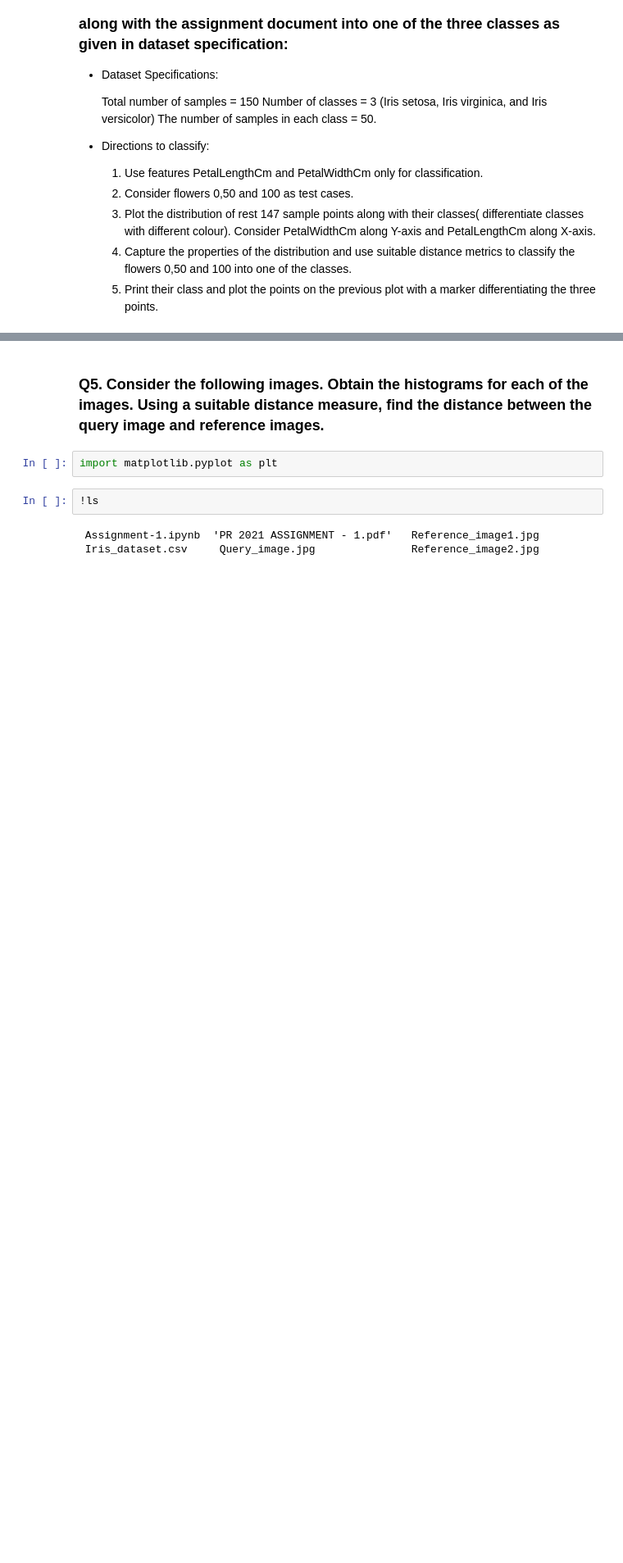
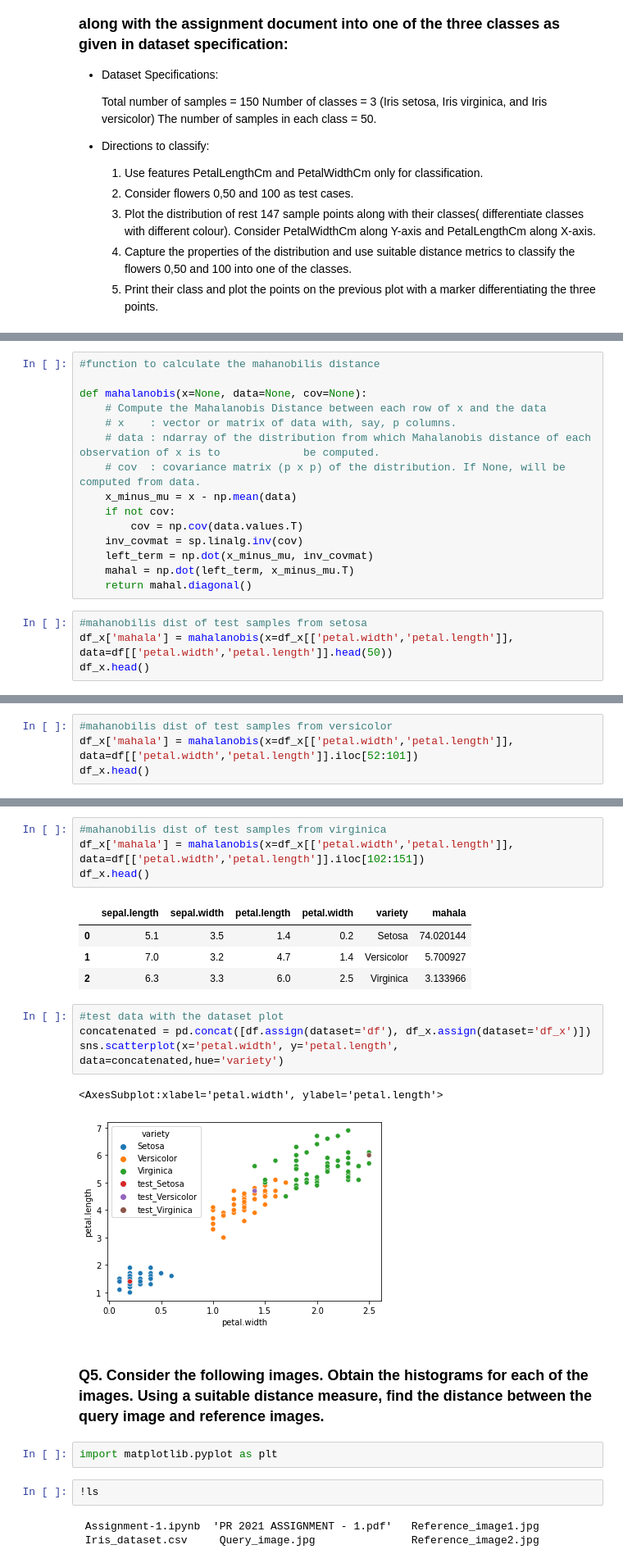
Before and after one commit to Rit-ctrl/Pattern-Recognition_2021, a Jupyter notebook: Assignment_1/Assignment-1.ipynb, the cells around one changed output, grey strips where cells are left out. Shown: that part at 82% size. Drawn from its saved outputs; the diff is of its cells as text; blank space fills up the shorter version.

```diff
--- a/Assignment_1/Assignment-1.ipynb
+++ b/Assignment_1/Assignment-1.ipynb
@@ -220,0 +241,19 @@ sns.scatterplot(data=df,x='petal.length',y='petal.width',hue='variety')
+# %%
+#function to calculate the mahanobilis distance
+
+def mahalanobis(x=None, data=None, cov=None):
+    # Compute the Mahalanobis Distance between each row of x and the data
+    # x    : vector or matrix of data with, say, p columns.
+    # data : ndarray of the distribution from which Mahalanobis distance of each observation of x is to             be computed.
+    # cov  : covariance matrix (p x p) of the distribution. If None, will be computed from data.
+    x_minus_mu = x - np.mean(data)
+    if not cov:
+        cov = np.cov(data.values.T)
+    inv_covmat = sp.linalg.inv(cov)
+    left_term = np.dot(x_minus_mu, inv_covmat)
+    mahal = np.dot(left_term, x_minus_mu.T)
+    return mahal.diagonal()
+# %%
+#mahanobilis dist of test samples from setosa
+df_x['mahala'] = mahalanobis(x=df_x[['petal.width','petal.length']], data=df[['petal.width','petal.length']].head(50))
+df_x.head()
@@ -220,0 +265,4 @@ sns.scatterplot(data=df,x='petal.length',y='petal.width',hue='variety')
+# %%
+#mahanobilis dist of test samples from versicolor
+df_x['mahala'] = mahalanobis(x=df_x[['petal.width','petal.length']], data=df[['petal.width','petal.length']].iloc[52:101])
+df_x.head()
@@ -221,3 +274,19 @@ sns.scatterplot(data=df,x='petal.length',y='petal.width',hue='variety')
+# %%
+#mahanobilis dist of test samples from virginica
+df_x['mahala'] = mahalanobis(x=df_x[['petal.width','petal.length']], data=df[['petal.width','petal.length']].iloc[102:151])
+df_x.head()
+# %% [output]
+|  | sepal.length | sepal.width | petal.length | petal.width | variety | mahala |
+| 0 | 5.1 | 3.5 | 1.4 | 0.2 | Setosa | 74.020144 |
+| 1 | 7.0 | 3.2 | 4.7 | 1.4 | Versicolor | 5.700927 |
+| 2 | 6.3 | 3.3 | 6.0 | 2.5 | Virginica | 3.133966 |
+# %%
+#test data with the dataset plot
+concatenated = pd.concat([df.assign(dataset='df'), df_x.assign(dataset='df_x')])
+sns.scatterplot(x='petal.width', y='petal.length', data=concatenated,hue='variety')
+# %% [output]
+<AxesSubplot:xlabel='petal.width', ylabel='petal.length'>
+[figure, added]
 # %% [markdown]
 ### Q5. Consider the following images. Obtain the histograms for each of the images. Using a suitable distance measure, find the distance between the query image and reference images.
 # %%
```
Also changed, not shown: parts of 5 cells of this notebook.
